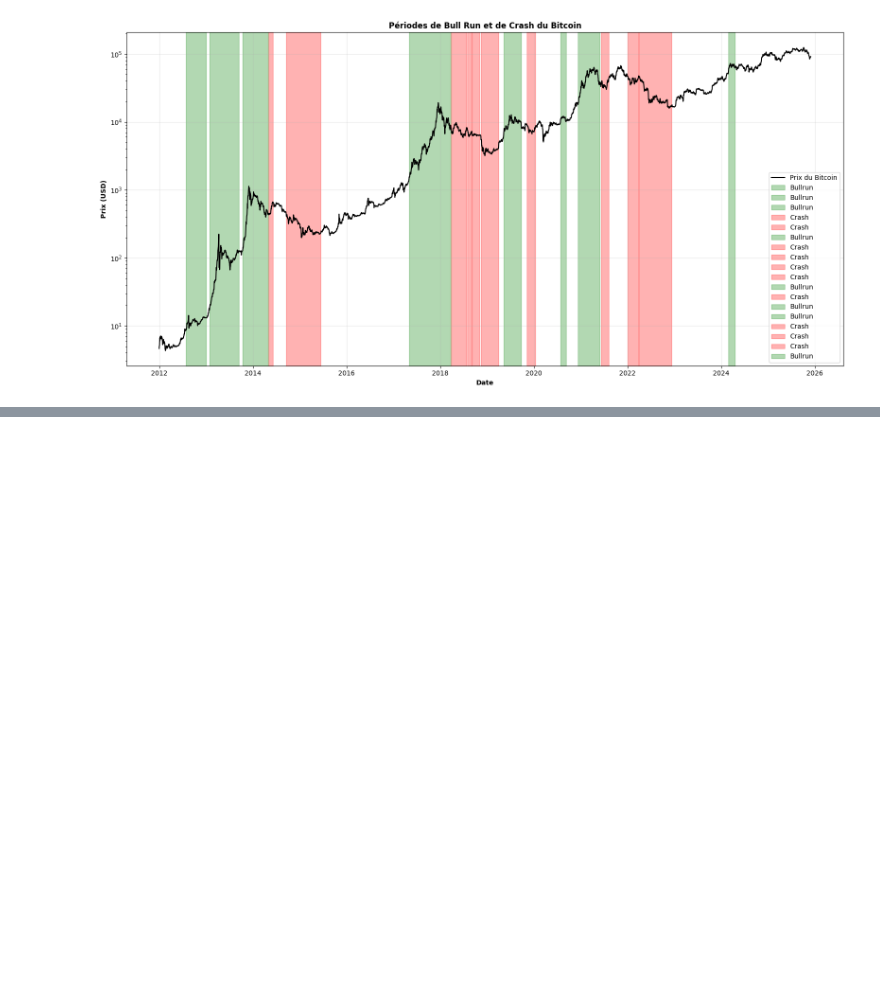
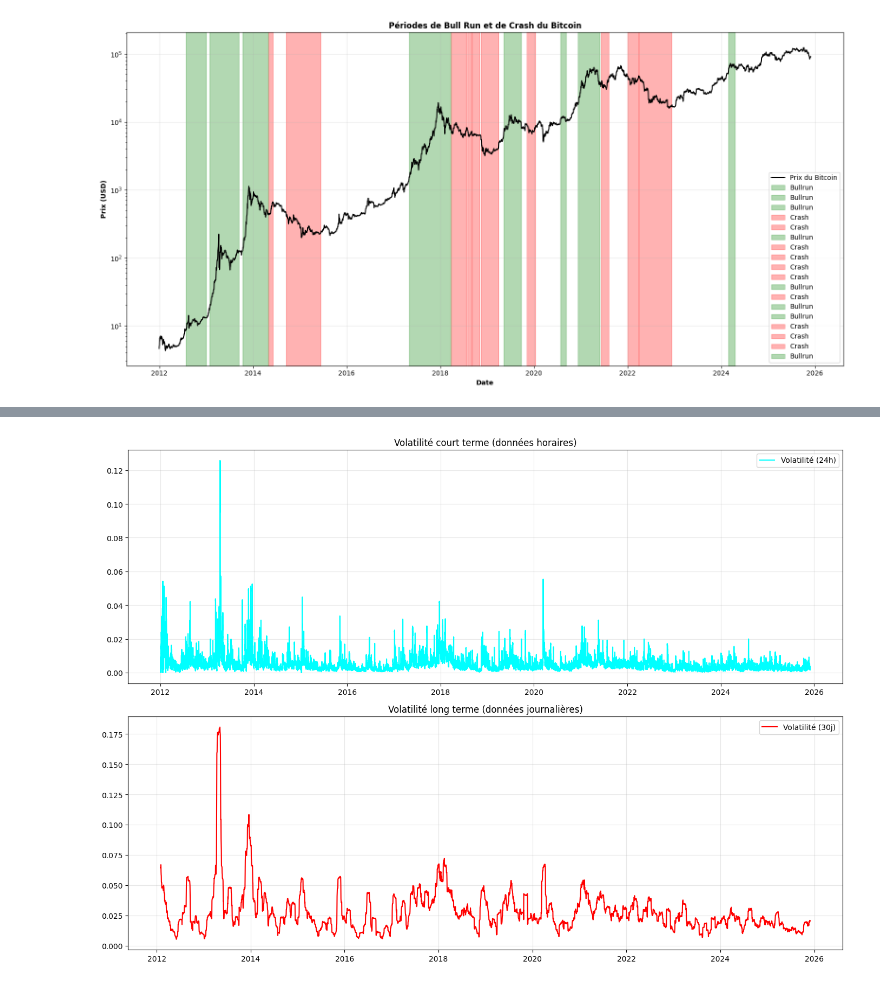
Before and after one commit to GoupilV/Analyse-du-Bitcoin---8PRO408, a Jupyter notebook: Analyse temporelle du Bitcoin.ipynb, the cells around one changed output, grey strips where cells are left out. Saved outputs shown, nothing was run; the diff lists cells and outputs as text; code cells hidden in the pictures; blank space fills up the shorter version.

Commit message:
feat: Analyse de la volatilité et de la variation des prix, plotting

```diff
--- a/Analyse temporelle du Bitcoin.ipynb
+++ b/Analyse temporelle du Bitcoin.ipynb
@@ -550,0 +555,21 @@ plt.show()
+# %%
+fig, (ax1, ax2) = plt.subplots(2, 1, figsize=(14, 10))
+
+df_bitcoin_1_hour['returns'] = df_bitcoin_1_hour[('Close', 'mean')].pct_change(fill_method=None)
+df_bitcoin_1_hour['volatility_24h'] = df_bitcoin_1_hour['returns'].rolling(window=24).std()
+ax1.plot(df_bitcoin_1_hour.index, df_bitcoin_1_hour['volatility_24h'],color='cyan', label='Volatilité (24h)')
+ax1.set_title('Volatilité court terme (données horaires)')
+ax1.legend()
+ax1.grid(True, alpha=0.3)
+
+df_bitcoin_1_day['returns'] = df_bitcoin_1_day[('Close', 'mean')].pct_change(fill_method=None)
+df_bitcoin_1_day['volatility_30d'] = df_bitcoin_1_day['returns'].rolling(window=30).std()
+ax2.plot(df_bitcoin_1_day.index, df_bitcoin_1_day['volatility_30d'], color='red', label='Volatilité (30j)')
+ax2.set_title('Volatilité long terme (données journalières)')
+ax2.legend()
+ax2.grid(True, alpha=0.3)
+
+plt.tight_layout()
+plt.show()
+# %% [output]
+[figure, added]
```
Also changed, not shown: parts of 2 cells of this notebook.
